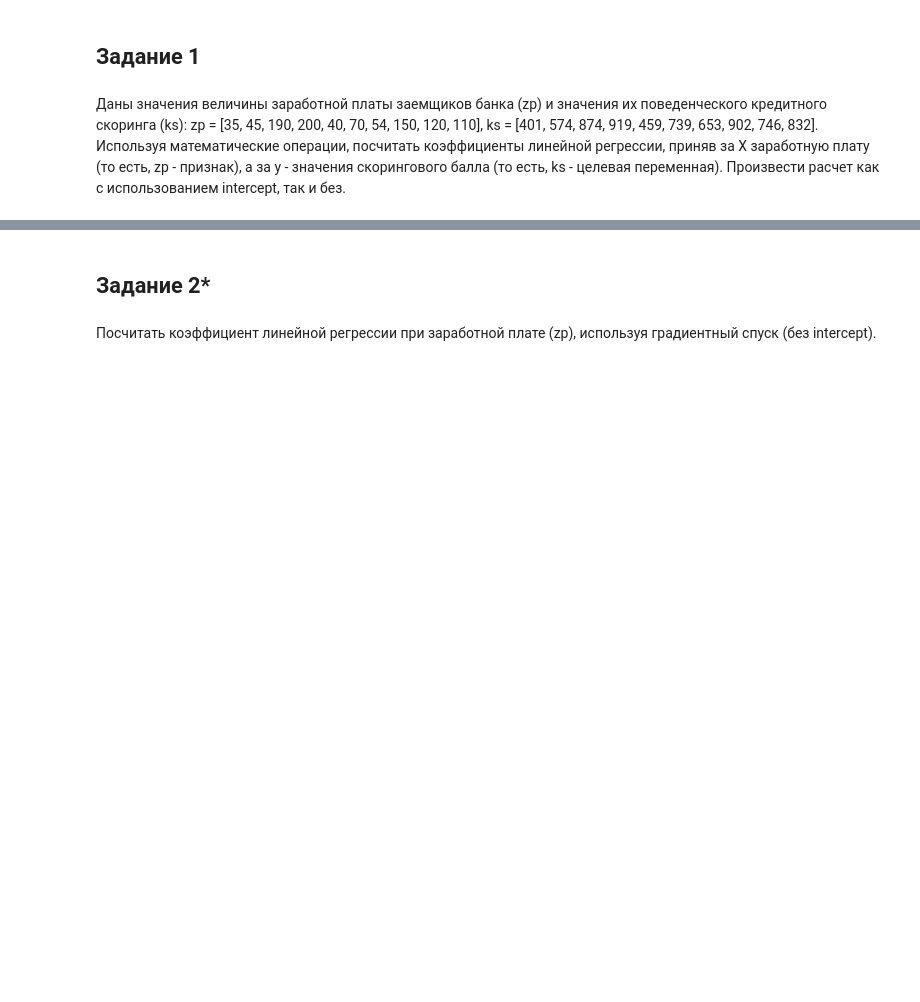
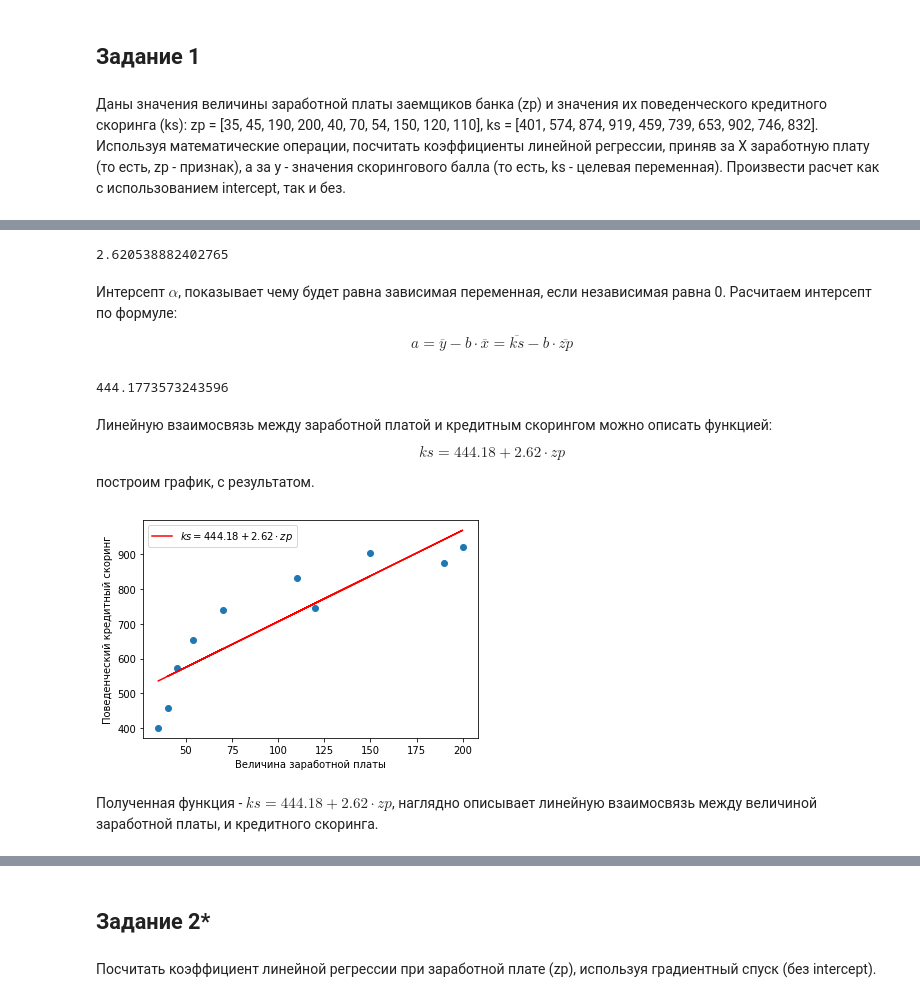
Before and after one commit to vit050587/Probability-theory-and-mathematical-statistics, a Jupyter notebook: TheorVer.ipynb, the cells around one changed output, grey strips where cells are left out. Drawn from its saved outputs; the diff is of its cells as text; code cells hidden in the pictures; blank space fills up the shorter version.

```diff
--- a/TheorVer.ipynb
+++ b/TheorVer.ipynb
@@ -575,0 +593,29 @@ print(a,b)                 # интервал
+# %%
+b=(np.mean(zp * ks) - np.mean(zp) * np.mean(ks)) / (np.mean(zp**2) - np.mean(zp) ** 2)
+b
+# %% [output]
+2.620538882402765
+# %% [markdown]
+Интерсепт $α$, показывает чему будет равна зависимая переменная, если независимая равна 0. Расчитаем интерсепт по формуле:\
+$$a = \overline{y} - b \cdot {\overline{x}} = \overline{ks} - b \cdot {\overline{zp}}$$
+# %%
+a=np.mean(ks)-b*np.mean(zp)
+a
+# %% [output]
+444.1773573243596
+# %% [markdown]
+Линейную взаимосвязь между заработной платой и кредитным скорингом можно описать функцией:\
+$$ks = 444.18 + 2.62 \cdot {zp}$$
+
+построим график, с результатом.
+# %%
+plt.scatter(zp,ks)
+plt.plot(zp, 444.18+2.62*zp, c='r', label=r'$ks=444.18+2.62\cdot zp$')
+plt.legend()
+plt.xlabel('Величина заработной платы')
+plt.ylabel('Поведенческий кредитный скоринг', rotation=90)
+plt.show()
+# %% [output]
+[figure, added]
+# %% [markdown]
+Полученная функция - $ks = 444.18 + 2.62 \cdot {zp}$, наглядно описывает линейную взаимосвязь между величиной заработной платы, и кредитного скоринга.
```
Also changed, not shown: parts of 32 cells of this notebook.
